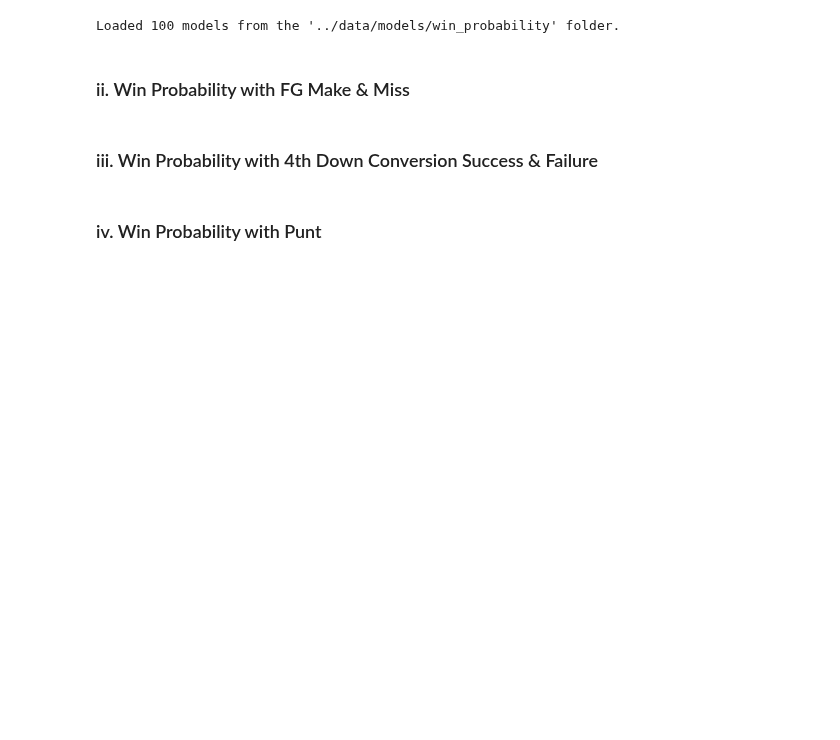
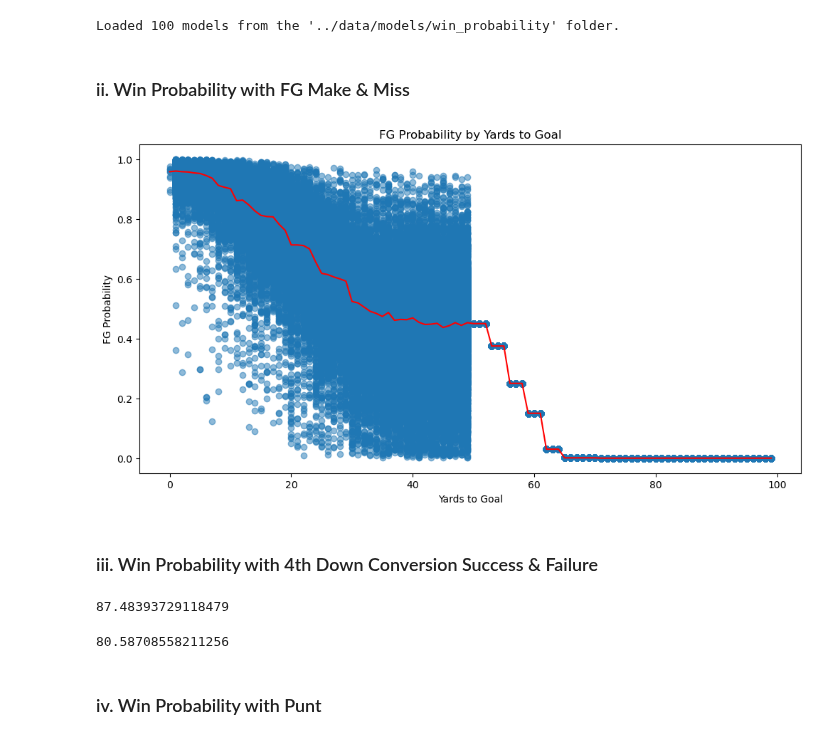
Before and after one commit to lneuendorf/4th-down-models, a Jupyter notebook: notebooks/generate_predictions.ipynb, the cells around one changed output. Drawn from its saved outputs; the diff is of its cells as text; code cells hidden in the pictures; blank space fills up the shorter version.

Commit message:
debugging errors in prediction process and generating tabular data for the app

```diff
--- a/notebooks/generate_predictions.ipynb
+++ b/notebooks/generate_predictions.ipynb
@@ -334,6 +334,10 @@ drives_cols = [
 df = (
     df_plays[play_cols].rename(columns={'id':'play_id'})
     .query('down==4')
+    .assign(
+        clock_minutes=lambda x: np.maximum(np.minimum(x['clock_minutes'], 15), 0),
+        clock_seconds=lambda x: np.maximum(np.minimum(x['clock_seconds'], 59), 0),
+    )
     .assign(
         pct_game_played=lambda x: (((x['period'] - 1) * 15 * 60) + (15* 60) -
                                    (x['clock_minutes'] * 60 + x['clock_seconds'])
@@ -424,7 +428,9 @@ df = df.assign(
     temperature = df.temperature.fillna(int(df.temperature.mean())),
     wind_speed = np.where(df.game_indoors, 0, df.wind_speed.fillna(int(df.wind_speed.mean()))),
     elevation = df.elevation.fillna(int(df.elevation.astype(float).mean())),
-    precipitation = np.where(df.game_indoors, 0, df.precipitation.fillna(int(df.precipitation.mean())))
+    precipitation = np.where(df.game_indoors, 0, df.precipitation.fillna(int(df.precipitation.mean()))),
+    defense_timeouts = np.minimum(np.maximum(df.defense_timeouts, 0), 3),
+    offense_timeouts = np.minimum(np.maximum(df.offense_timeouts, 0), 3),
 )
 df['elevation'] = df['elevation'].astype(float)
 
@@ -686,7 +701,7 @@ wp_miss_data = (
 fg_probas = []
 for model in tqdm(fg_models, desc='Predicting FG probabilities'):
     dmatrix = xgb.DMatrix(fg_data)
-    probas = model.predict(dmatrix).reshape(-1, 1)
+    probas_fg = model.predict(dmatrix).reshape(-1, 1)
 
     # Hardcoded probabilities for long FG attempts
     rules = [
@@ -701,12 +716,12 @@ for model in tqdm(fg_models, desc='Predicting FG probabilities'):
 
     for rule, base_prob in rules:
         idx = fg_data.query(rule).index
-        probas[idx] = base_prob
+        probas_fg[idx] = base_prob
 
-    # round probas to 3 decimal places
-    probas = np.round(probas, 3)
+    # round probas_fg to 3 decimal places
+    probas_fg = np.round(probas_fg, 3)
 
-    fg_probas.append(probas)
+    fg_probas.append(probas_fg)
 fg_probas_matrix = np.hstack(fg_probas)
 
 # Calculate the 5%, 50%, 95% percentiles for each sample
@@ -755,6 +770,30 @@ expected_wps = (wp_make_probas_matrix * fg_probas_matrix) + (wp_miss_probas_matr
 df['exp_wp_fg_5'] = np.percentile(expected_wps, 5, axis=1)
 df['exp_wp_fg_50'] = np.percentile(expected_wps, 50, axis=1)
 df['exp_wp_fg_95'] = np.percentile(expected_wps, 95, axis=1)
+# %%
+import matplotlib.pyplot as plt
+
+df_fg_proba = pd.DataFrame(
+    np.hstack([fg_data.fg_distance.values.reshape(-1, 1), probas_fg]),
+    columns=['fg_distance', 'fg_proba']
+)
+
+df_fg_proba_grouped = df_fg_proba.groupby('fg_distance').agg(
+    median_probability=('fg_proba', 'median'),
+    count=('fg_proba', 'count')
+).reset_index()
+
+# plot the median yards_to_goal by punt_team_end_yards_to_goal
+plt.figure(figsize=(12, 6))
+plt.scatter(df_fg_proba.fg_distance, df_fg_proba.fg_proba, alpha=0.5)
+#plot the median yards_to_goal by punt_team_end_yards_to_goal
+plt.plot(df_fg_proba_grouped.fg_distance, df_fg_proba_grouped.median_probability, color='red', label='Median Probability')
+plt.xlabel('Yards to Goal')
+plt.ylabel('FG Probability')
+plt.title('FG Probability by Yards to Goal')
+plt.show()
+# %% [output]
+[figure, added]
 # %% [markdown]
 ### iii. Win Probability with 4th Down Conversion Success & Failure
 # %%
@@ -890,6 +938,14 @@ expected_wps = (
 df['exp_wp_go_5'] = np.percentile(expected_wps, 5, axis=1)
 df['exp_wp_go_50'] = np.percentile(expected_wps, 50, axis=1)
 df['exp_wp_go_95'] = np.percentile(expected_wps, 95, axis=1)
+# %%
+(wp_convert_probas_matrix.mean(axis=1) > wp_fail_probas_matrix.mean(axis=1)).sum() / len(wp_convert_probas_matrix) * 100
+# %% [output]
+87.48393729118479
+# %%
+(wp_convert_probas_matrix > wp_fail_probas_matrix).sum() / wp_convert_data.shape[0]
+# %% [output]
+80.58708558211256
 # %% [markdown]
 ### iv. Win Probability with Punt
 # %%
```
Also changed, not shown: parts of 4 cells of this notebook, 1 other file.
